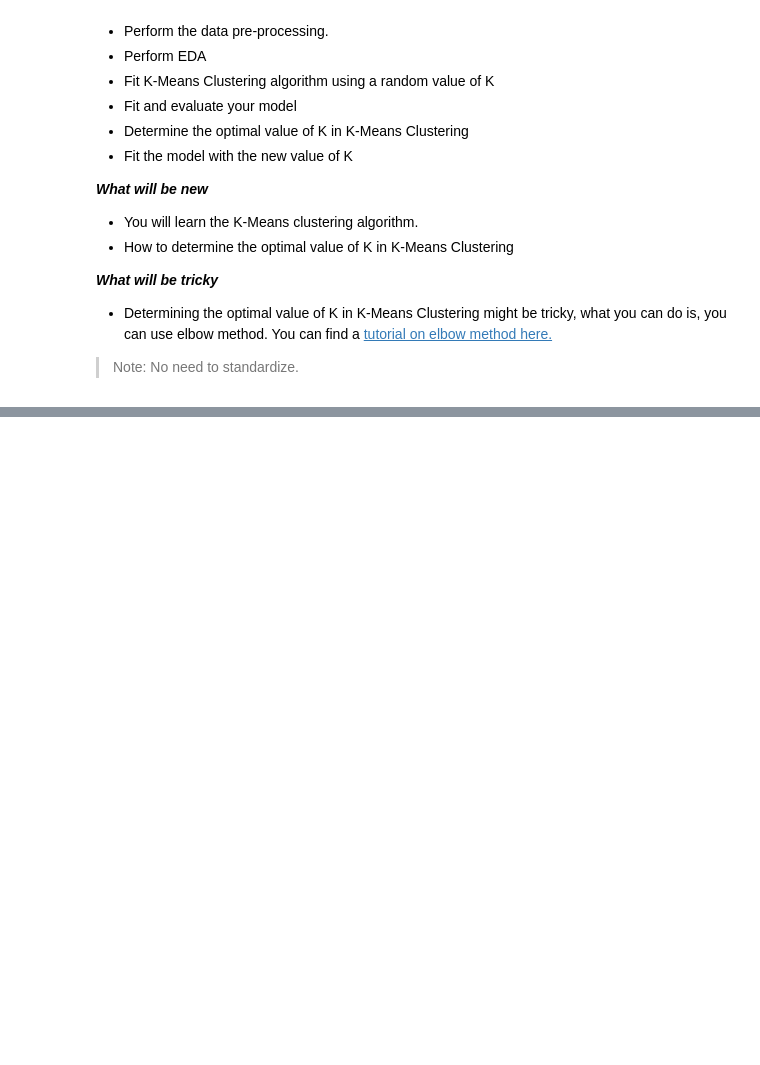
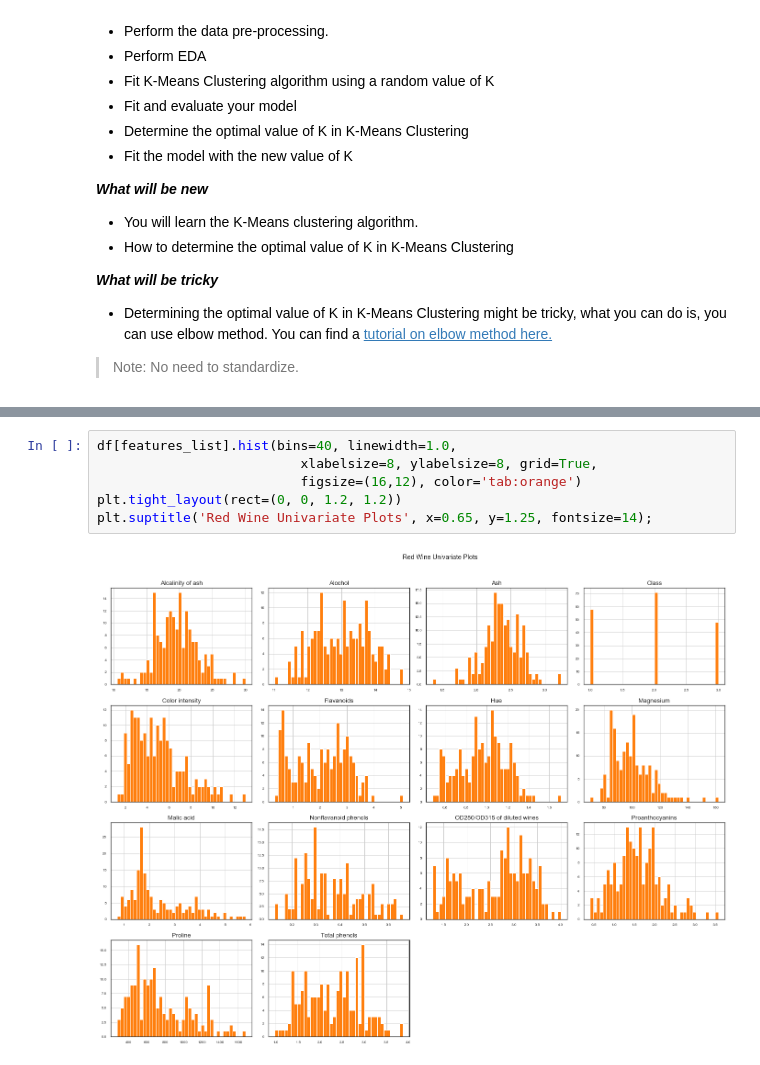
Before and after one commit to k21k/Python-Notes, a Jupyter notebook: Machine Learning/K means clustering/K means clustering.ipynb, the cells around one changed output, grey strips where cells are left out. Drawn from its saved outputs; the diff is of its cells as text; blank space fills up the shorter version.

```diff
--- a/Machine Learning/K means clustering/K means clustering.ipynb
+++ b/Machine Learning/K means clustering/K means clustering.ipynb
@@ -97,0 +147,8 @@ df.head()
+# %%
+df[features_list].hist(bins=40, linewidth=1.0,
+                          xlabelsize=8, ylabelsize=8, grid=True,
+                          figsize=(16,12), color='tab:orange')
+plt.tight_layout(rect=(0, 0, 1.2, 1.2))
+plt.suptitle('Red Wine Univariate Plots', x=0.65, y=1.25, fontsize=14);
+# %% [output]
+[figure, added]
```
Also changed, not shown: parts of 21 cells of this notebook.
